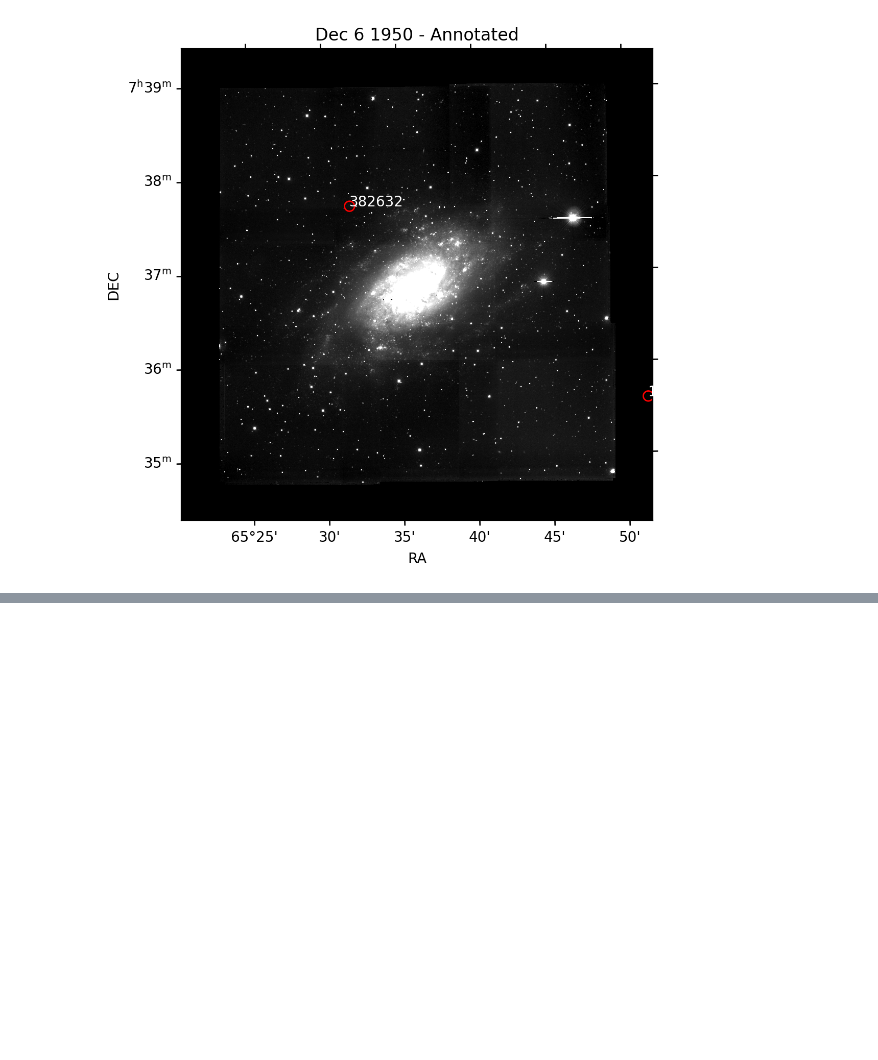
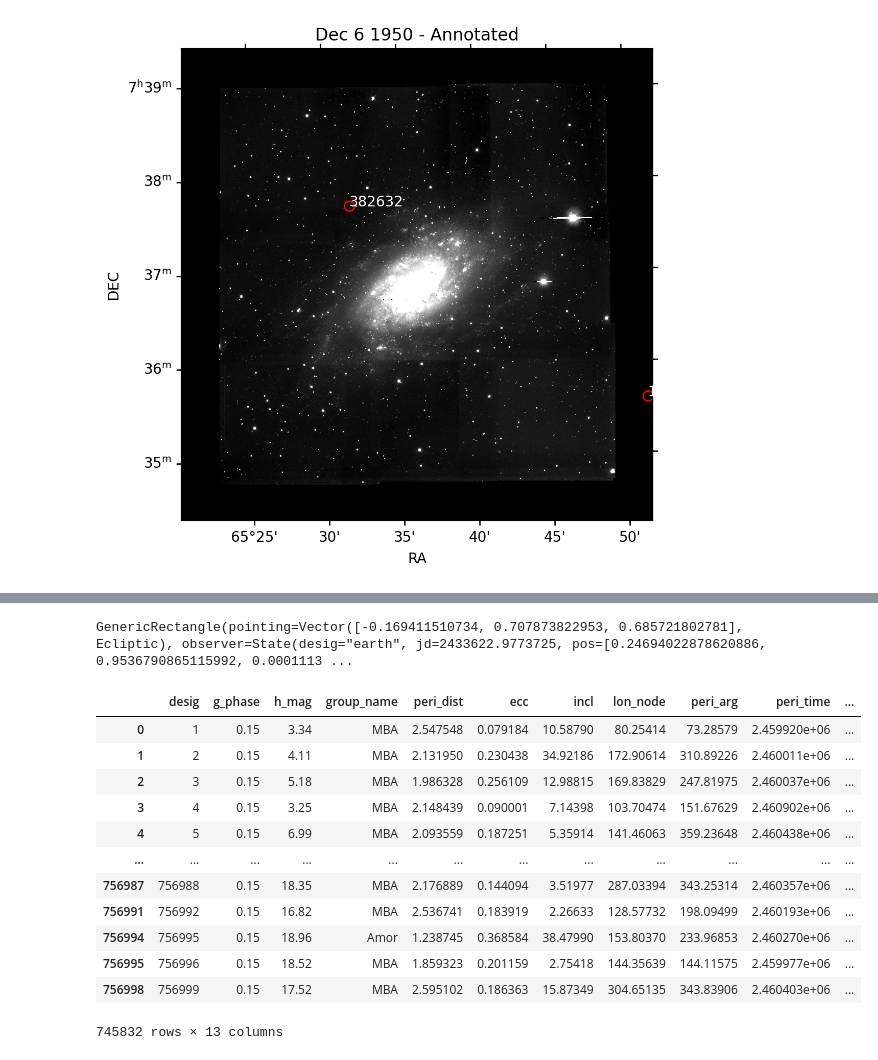
Before and after one commit to dev-ved30/asteroid-checker, a Jupyter notebook: Asteroid_check.ipynb, the cells around one changed output, grey strips where cells are left out. Drawn from its saved outputs; the diff is of its cells as text; code cells hidden in the pictures; blank space fills up the shorter version.

```diff
--- a/Asteroid_check.ipynb
+++ b/Asteroid_check.ipynb
@@ -114,3 +87,7 @@ states = kete.mpc.table_to_states(table)
 
 # It takes a while to propagate 1.5 million asteroids 14 years...
 states = kete.propagate_n_body(states, jd)
+# %%
+table = kete.mpc.fetch_known_orbit_data()
+states = kete.mpc.table_to_states(table)
+states = kete.propagate_n_body(states, 2460710.762130)
@@ -128,0 +131,4 @@ Text(0.5, 1.0, 'Dec 6 1950 - Annotated')
+# %%
+fov
+# %% [output]
+GenericRectangle(pointing=Vector([-0.169411510734, 0.707873822953, 0.685721802781], Ecliptic), observer=State(desig="earth", jd=2433622.9773725, pos=[0.24694022878620886, 0.9536790865115992, 0.0001113 ...
@@ -128,0 +137,16 @@ Text(0.5, 1.0, 'Dec 6 1950 - Annotated')
+# %%
+table
+# %% [output]
+|  | desig | g_phase | h_mag | group_name | peri_dist | ecc | incl | lon_node | peri_arg | peri_time | ... |
+| 0 | 1 | 0.15 | 3.34 | MBA | 2.547548 | 0.079184 | 10.58790 | 80.25414 | 73.28579 | 2.459920e+06 | ... |
+| 1 | 2 | 0.15 | 4.11 | MBA | 2.131950 | 0.230438 | 34.92186 | 172.90614 | 310.89226 | 2.460011e+06 | ... |
+| 2 | 3 | 0.15 | 5.18 | MBA | 1.986328 | 0.256109 | 12.98815 | 169.83829 | 247.81975 | 2.460037e+06 | ... |
+| 3 | 4 | 0.15 | 3.25 | MBA | 2.148439 | 0.090001 | 7.14398 | 103.70474 | 151.67629 | 2.460902e+06 | ... |
+| 4 | 5 | 0.15 | 6.99 | MBA | 2.093559 | 0.187251 | 5.35914 | 141.46063 | 359.23648 | 2.460438e+06 | ... |
+| ... | ... | ... | ... | ... | ... | ... | ... | ... | ... | ... | ... |
+| 756987 | 756988 | 0.15 | 18.35 | MBA | 2.176889 | 0.144094 | 3.51977 | 287.03394 | 343.25314 | 2.460357e+06 | ... |
+| 756991 | 756992 | 0.15 | 16.82 | MBA | 2.536741 | 0.183919 | 2.26633 | 128.57732 | 198.09499 | 2.460193e+06 | ... |
+| 756994 | 756995 | 0.15 | 18.96 | Amor | 1.238745 | 0.368584 | 38.47990 | 153.80370 | 233.96853 | 2.460270e+06 | ... |
+| 756995 | 756996 | 0.15 | 18.52 | MBA | 1.859323 | 0.201159 | 2.75418 | 144.35639 | 144.11575 | 2.459977e+06 | ... |
+| 756998 | 756999 | 0.15 | 17.52 | MBA | 2.595102 | 0.186363 | 15.87349 | 304.65135 | 343.83906 | 2.460403e+06 | ... |
+745832 rows × 13 columns
```
Also changed, not shown: parts of 9 cells of this notebook.
